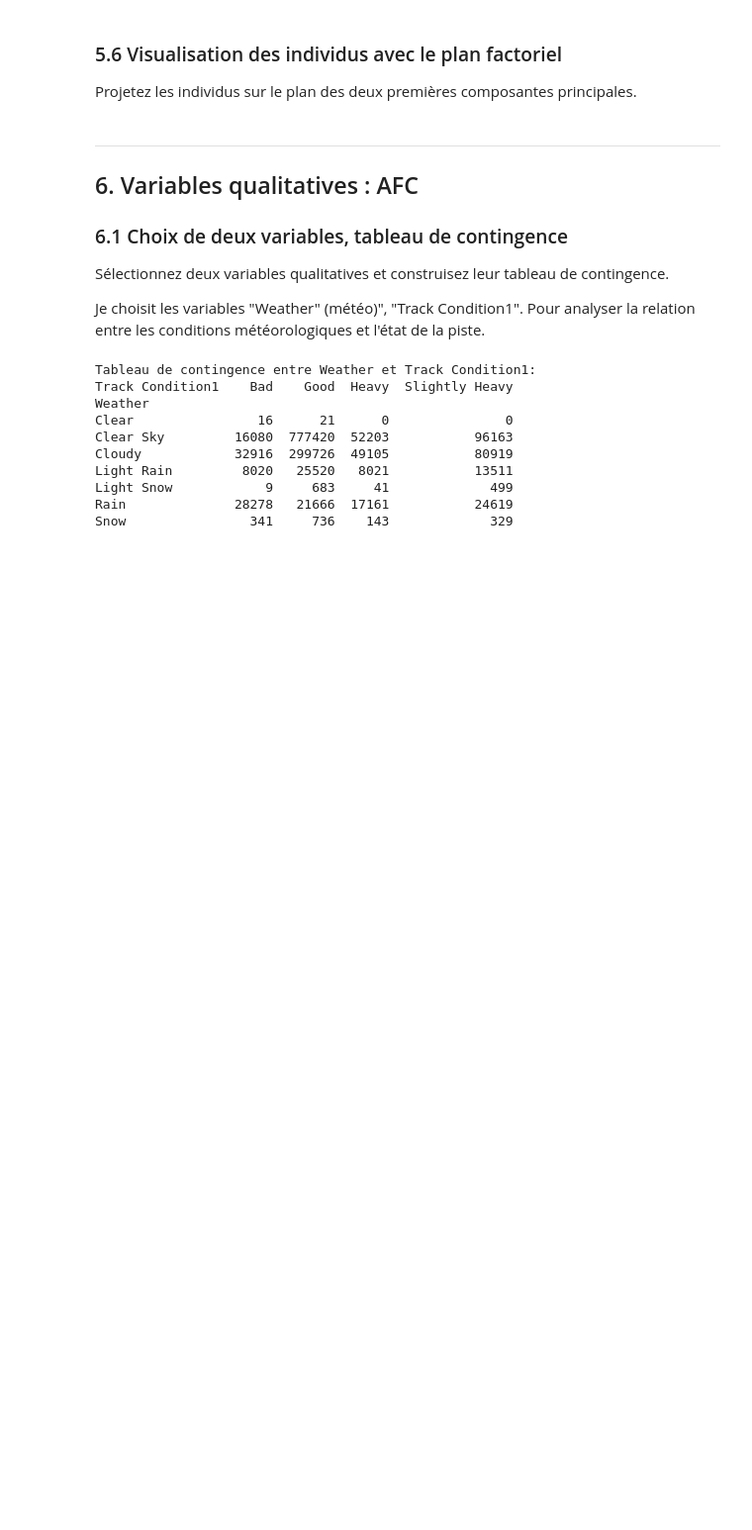
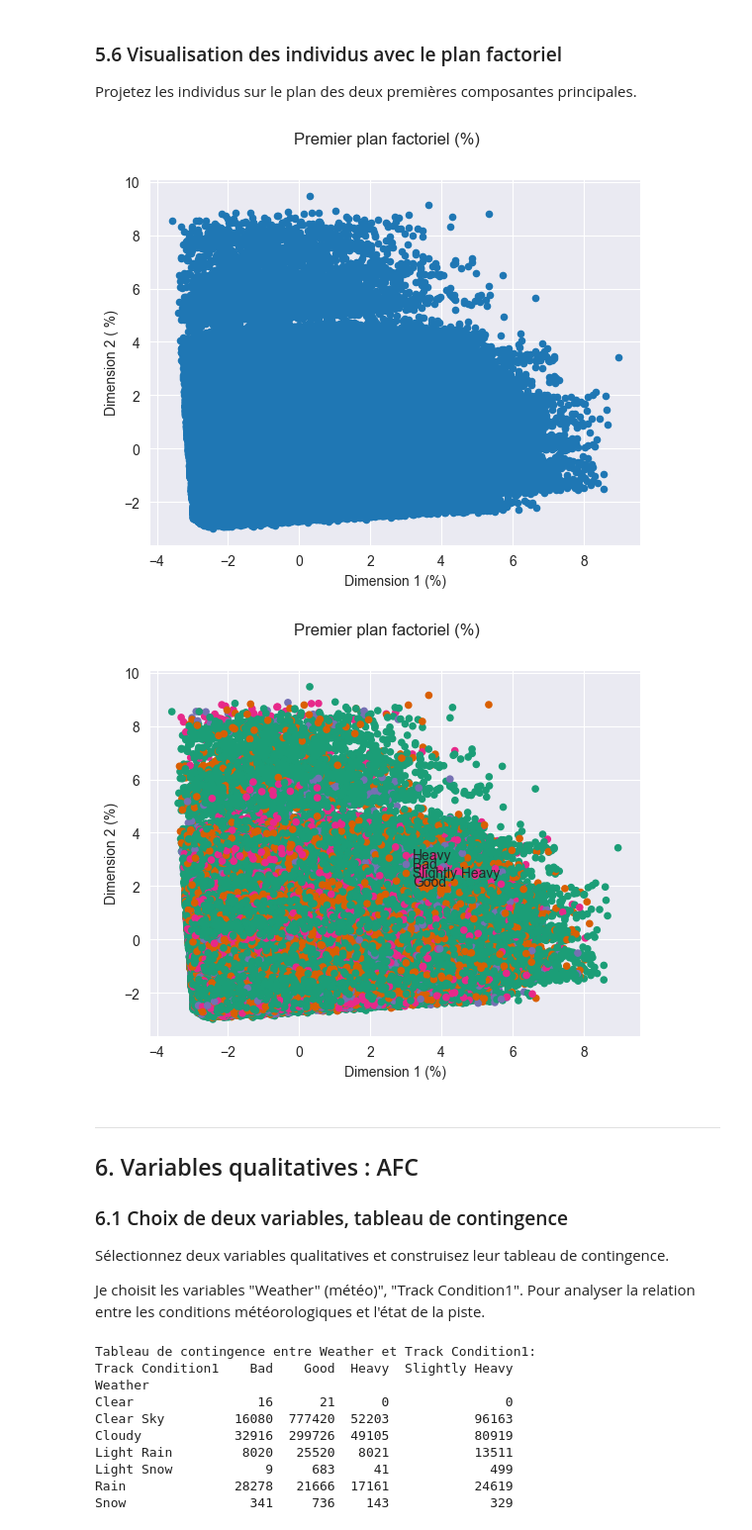
Before and after one commit to Arcthuruss/Glue-factory-analysis, a Jupyter notebook: Glue-Factory-Analysis.ipynb, the cells around one changed output. Shown at 99% size. Drawn from its saved outputs; the diff is of its cells as text; code cells hidden in the pictures; blank space fills up the shorter version.

```diff
--- a/Glue-Factory-Analysis.ipynb
+++ b/Glue-Factory-Analysis.ipynb
@@ -196,6 +371,36 @@ Affichez un biplot et commentez la corrélation entre variables.
 ### 5.6 Visualisation des individus avec le plan factoriel
 
 Projetez les individus sur le plan des deux premières composantes principales.
+# %%
+pca_df = pd.DataFrame ({
+    "Dim1" : pca_res[:, 0],
+    "Dim2" : pca_res[:, 1],
+    "TDC" : df["Track Condition1"]
+})
+pca_df.plot.scatter("Dim1", "Dim2")
+plt.xlabel("Dimension 1 (%)")
+plt.ylabel("Dimension 2 ( %)")
+plt.suptitle("Premier plan factoriel (%)")
+plt.show()
+
+palette = plt.get_cmap("Dark2")
+couleurs = dict(zip(pca_df["TDC"].drop_duplicates(), palette(range(10))))
+position=dict(zip(couleurs.keys(), range(10)))
+
+pca_df.plot.scatter(
+    "Dim1",
+    "Dim2",
+    c = [couleurs[p] for p in pca_df["TDC"]])
+for cont, coul in couleurs.items() :
+    plt.scatter(3, position[cont] / 3 + 2.15, c = [coul], s = 20)
+    plt.text(3.2, position[cont] / 3 + 2, cont)
+plt.xlabel("Dimension 1 (%)")
+plt.ylabel("Dimension 2 (%)")
+plt.suptitle("Premier plan factoriel (%)")
+plt.show()
+# %% [output]
+[figure, added]
+[figure, added]
 # %% [markdown]
 ---
 
```
Also changed, not shown: parts of 9 cells of this notebook, 2 other files.
